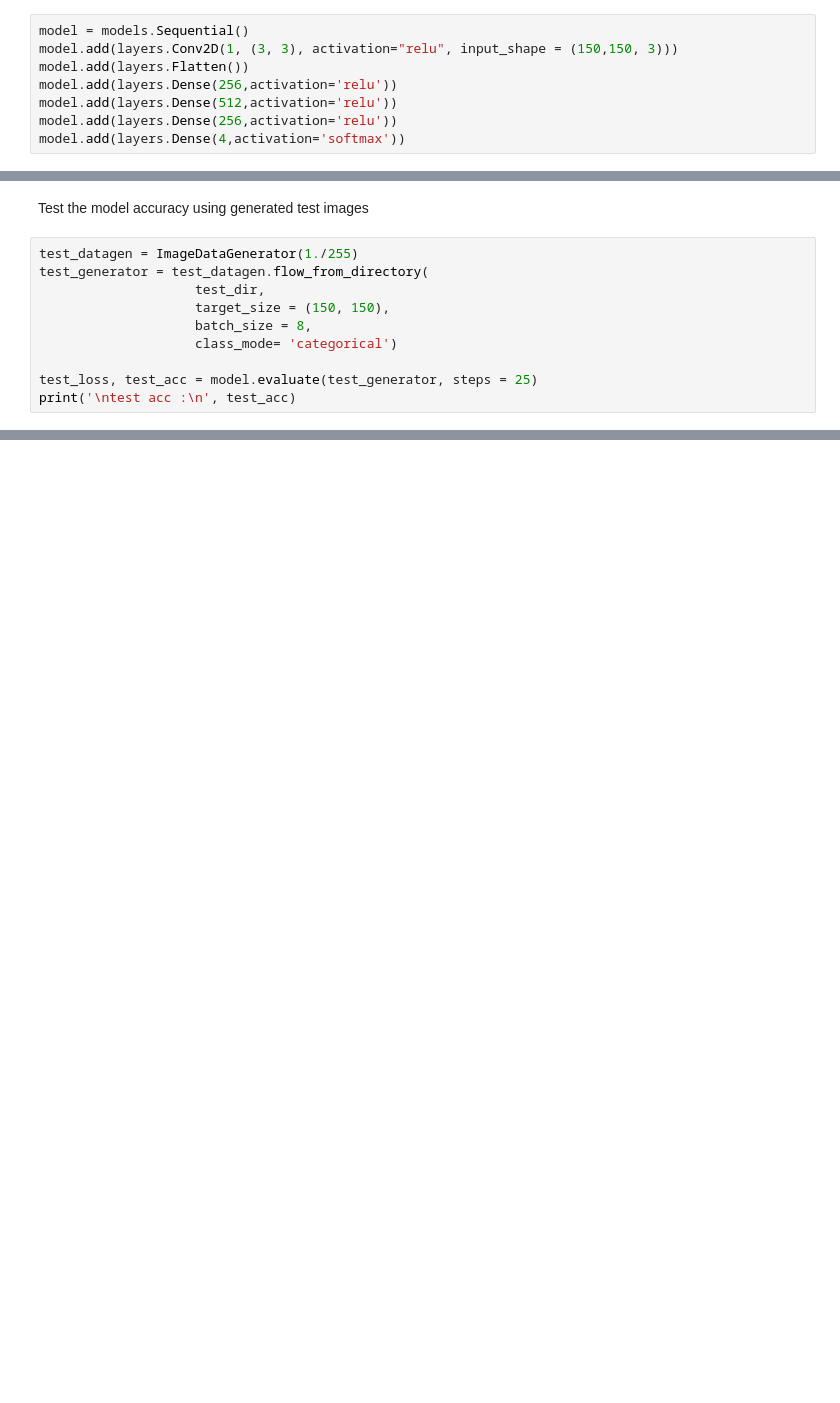
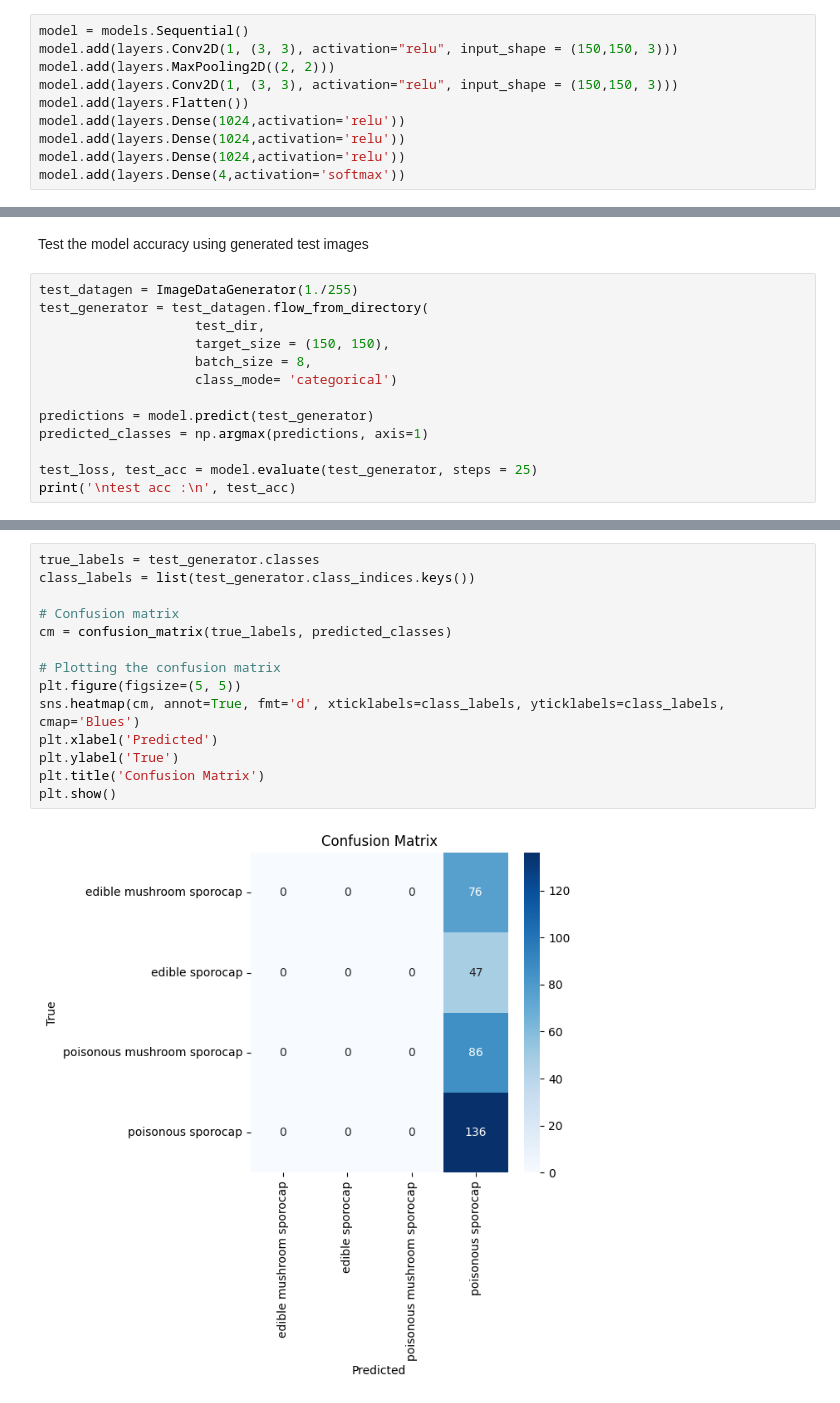
Before and after one commit to VON0222/MushroomNeuralNetwork, a Jupyter notebook: MushroomConvModel.ipynb, the cells around one changed output, grey strips where cells are left out. Saved outputs shown, nothing was run; the diff lists cells and outputs as text; blank space fills up the shorter version.

Commit message:
Add confusion matrix to measure model

```diff
--- a/MushroomConvModel.ipynb
+++ b/MushroomConvModel.ipynb
@@ -85,10 +111,12 @@ Establish the configuration for the model (Conv2D, input shape, number of layers
 # %%
 model = models.Sequential()
 model.add(layers.Conv2D(1, (3, 3), activation="relu", input_shape = (150,150, 3)))
+model.add(layers.MaxPooling2D((2, 2)))
+model.add(layers.Conv2D(1, (3, 3), activation="relu", input_shape = (150,150, 3)))
 model.add(layers.Flatten())
-model.add(layers.Dense(256,activation='relu'))
-model.add(layers.Dense(512,activation='relu'))
-model.add(layers.Dense(256,activation='relu'))
+model.add(layers.Dense(1024,activation='relu'))
+model.add(layers.Dense(1024,activation='relu'))
+model.add(layers.Dense(1024,activation='relu'))
 model.add(layers.Dense(4,activation='softmax'))
 # %%
 model.summary()
@@ -155,6 +187,9 @@ test_generator = test_datagen.flow_from_directory(
 					batch_size = 8,
 					class_mode= 'categorical')
 
+predictions = model.predict(test_generator)
+predicted_classes = np.argmax(predictions, axis=1)
+
 test_loss, test_acc = model.evaluate(test_generator, steps = 25)
 print('\ntest acc :\n', test_acc)
 # %% [output]
@@ -165,0 +203,16 @@ test acc :
+# %%
+true_labels = test_generator.classes
+class_labels = list(test_generator.class_indices.keys())
+
+# Confusion matrix
+cm = confusion_matrix(true_labels, predicted_classes)
+
+# Plotting the confusion matrix
+plt.figure(figsize=(5, 5))
+sns.heatmap(cm, annot=True, fmt='d', xticklabels=class_labels, yticklabels=class_labels, cmap='Blues')
+plt.xlabel('Predicted')
+plt.ylabel('True')
+plt.title('Confusion Matrix')
+plt.show()
+# %% [output]
+[figure, added]
```
Also changed, not shown: parts of 10 cells of this notebook.
